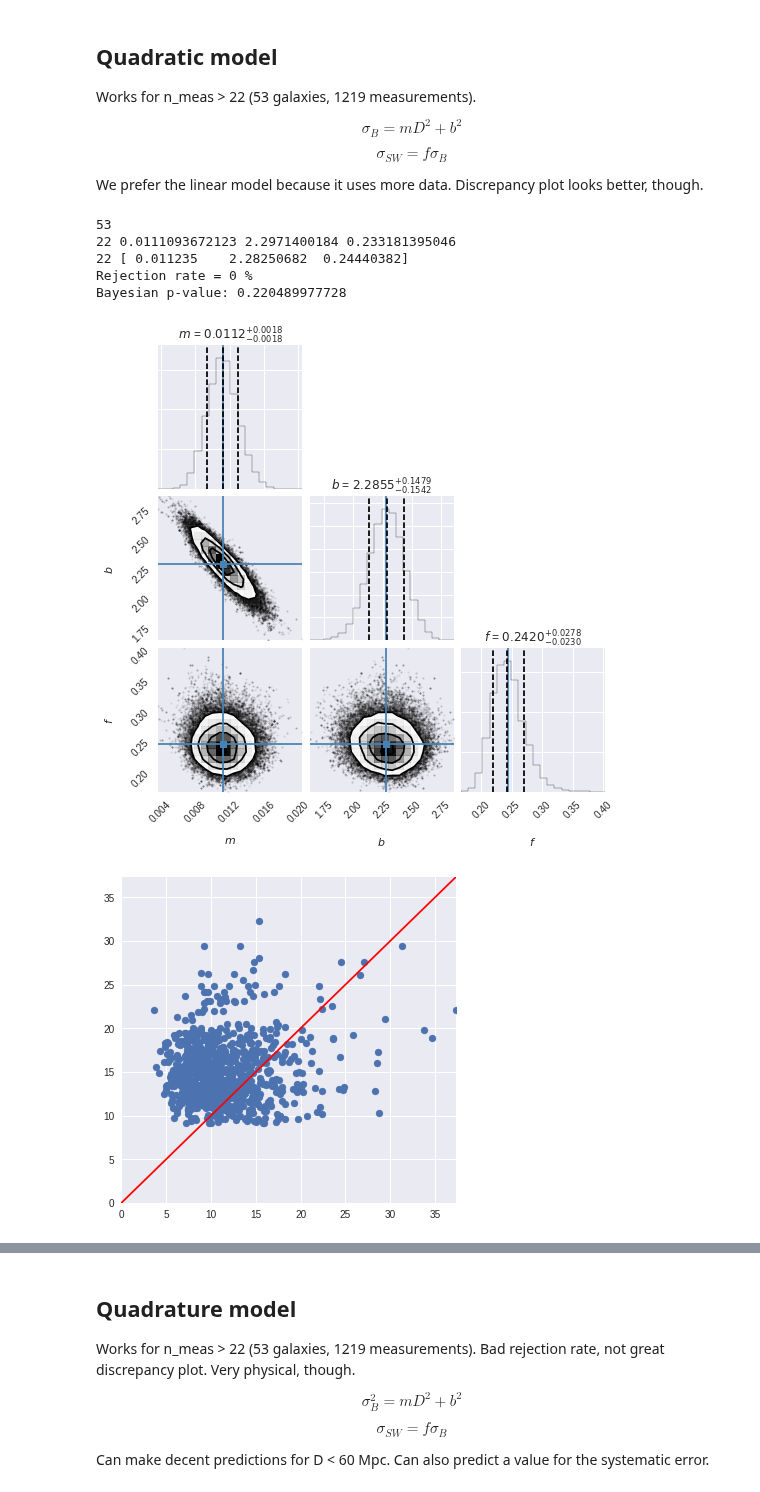
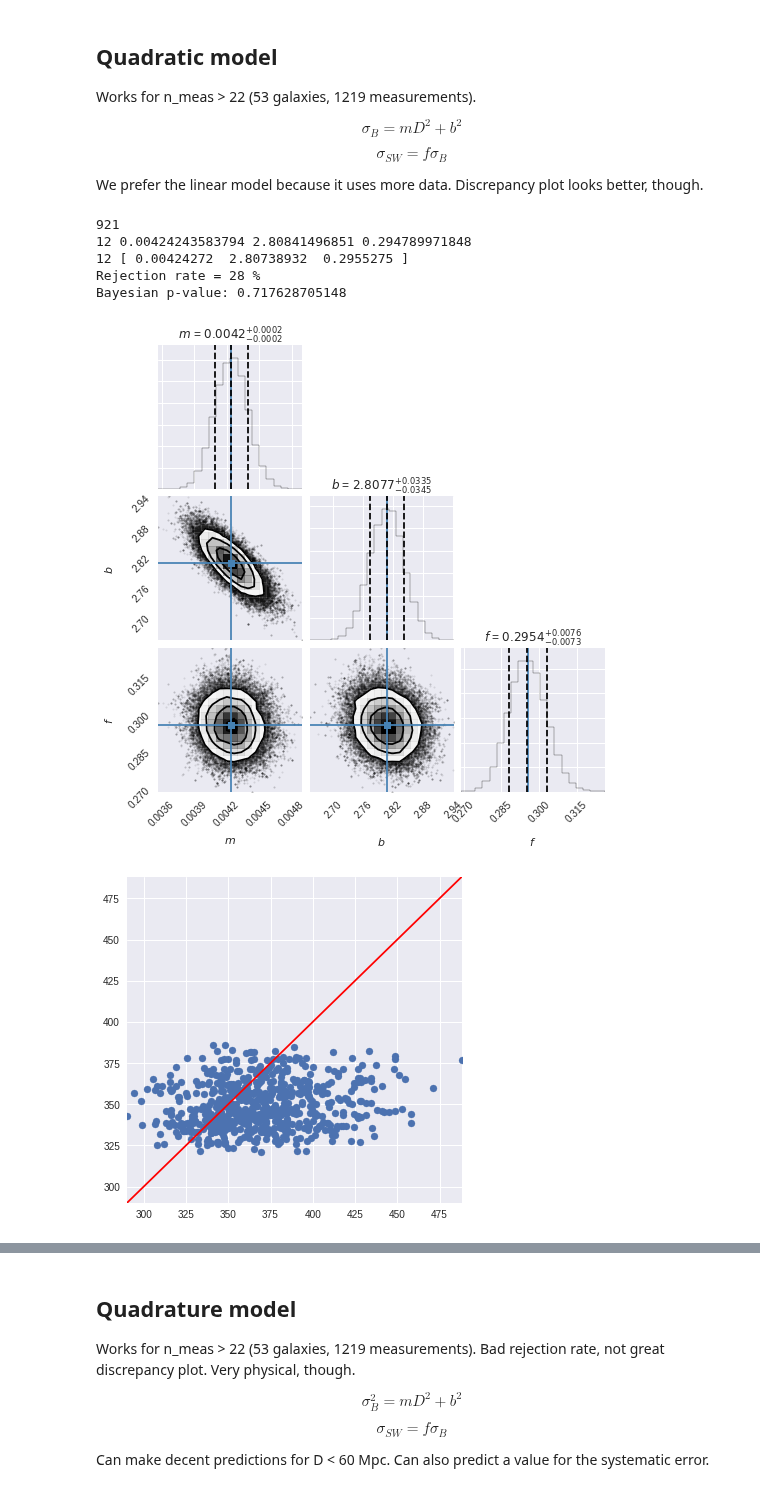
Before and after one commit to saint-germain/anisotropias, a Jupyter notebook: correctdiscrepancy.ipynb, the cells around one changed output, grey strips where cells are left out. Drawn from its saved outputs; the diff is of its cells as text; code cells hidden in the pictures.

```diff
--- a/correctdiscrepancy.ipynb
+++ b/correctdiscrepancy.ipynb
@@ -210,7 +201,7 @@ def lnprior2(theta):
         return 0.0
     return -np.inf
 # Posterior probability
-def lnprob2(theta, x, y,yerr):
+def lnprob2(theta, x, y):
     lp = lnprior2(theta)
     if not np.isfinite(lp):
         return -np.inf
@@ -247,7 +238,7 @@ def discrep2(samples,x,y):
         plt.ylim(dmin,dmax)
         print("Bayesian p-value:", (disco<discs).sum()*1./len(disco))
 # %%
-i=14
+i=15
 filt=np.array(em)>i
 print(filt.sum())
 x=np.array(dboot)[filt]
@@ -260,7 +251,7 @@ print(i,m_ml,b_ml,f_ml)## AQUI
 #    if b_ml > 0:
 ndim, nwalkers = len(result["x"]), 100
 pos = [result["x"] + 1e-4*np.random.randn(ndim) for i in range(nwalkers)]
-sampler = emcee.EnsembleSampler(nwalkers, ndim, lnprob2, args=(x, y,yerr)) ## AQUI
+sampler = emcee.EnsembleSampler(nwalkers, ndim, lnprob2, args=(x, y)) ## AQUI
 # 2. Let the walkers walk 1000 steps (10000 will do the trick as well)
 sampler.run_mcmc(pos, 1000);
 # Here we remove the burn-in steps, which we estimate to be around 100.
@@ -286,0 +278,6 @@ plt.scatter(x,sth[0]*x+sth[1])
+# %%
+modpar=samples[np.random.randint(len(samples))]
+ysim=np.random.normal(modpar[0]*x+modpar[1],modpar[2]*(modpar[0]*x+modpar[1]))
+plt.scatter(x,y)
+plt.scatter([0],[0])
+plt.scatter(x,ysim)
@@ -305,7 +305,7 @@ def lnprior3(theta):
         return 0.0
     return -np.inf
 # Posterior probability
-def lnprob3(theta, x, y,yerr):
+def lnprob3(theta, x, y):
     lp = lnprior3(theta)
     if not np.isfinite(lp):
         return -np.inf
@@ -338,42 +338,43 @@ def discrep3(samples,x,y):
         plt.figure(figsize=(6,6))
         plt.scatter(discs,disco)
         dmax=np.max(np.hstack((disco,discs)))
+        dmin=np.min(np.hstack((disco,discs)))
         ppp=np.linspace(0,dmax,2)
         plt.plot(ppp,ppp,c='r')
-        plt.xlim(0,dmax)
-        plt.ylim(0,dmax)
+        plt.xlim(dmin,dmax)
+        plt.ylim(dmin,dmax)
         print("Bayesian p-value:", (disco<discs).sum()*1./len(disco))
 # %%
-i=22
+i=12 # 12 seems to be the magic number
 filt=np.array(em)>i
 print(filt.sum())
 x=np.array(dboot)[filt]
 y=np.array(bootp50)[filt]
 nll = lambda *args: -lnlike3(*args)## AQUI
 result = op.minimize(nll, [1.]*3, args=(x, y)) ## AQUI
 m_ml, b_ml,f_ml = result["x"]## AQUI
 print(i,m_ml,b_ml,f_ml)## AQUI
 #    if b_ml > 0:
 ndim, nwalkers = len(result["x"]), 100
 pos = [result["x"] + 1e-4*np.random.randn(ndim) for i in range(nwalkers)]
-sampler = emcee.EnsembleSampler(nwalkers, ndim, lnprob3, args=(x, y,yerr)) ## AQUI
+sampler = emcee.EnsembleSampler(nwalkers, ndim, lnprob3, args=(x, y)) ## AQUI
 # 2. Let the walkers walk 1000 steps (10000 will do the trick as well)
 sampler.run_mcmc(pos, 1000);
 # Here we remove the burn-in steps, which we estimate to be around 100.
 # This can be estimated by calculating the autocorrelation time (see below)
 samples = sampler.chain[:, 100:, :].reshape((-1, ndim))
 sth=samples.mean(axis=0)
 fig = corner.corner(samples, labels=["$m$", "$b$","$f$"],truths=sth, quantiles=[0.16, 0.5, 0.84], show_titles=True,title_fmt='.4f')
 print(i,sth)
 discrep3(samples,x,y)
 # %% [output]
-53
-22 0.0111093672123 2.2971400184 0.233181395046
-22 [ 0.011235    2.28250682  0.24440382]
-Rejection rate = 0 %
-Bayesian p-value: 0.220489977728
+921
+12 0.00424243583794 2.80841496851 0.294789971848
+12 [ 0.00424272  2.80738932  0.2955275 ]
+Rejection rate = 28 %
+Bayesian p-value: 0.717628705148
-[figure, old version]
+[figure, new version]
-[figure, old version]
+[figure, new version]
 # %%
 plt.scatter(x,y)
 plt.scatter(x,sth[0]*x**2+sth[1]**2)
```
Also changed, not shown: parts of 15 cells of this notebook.
